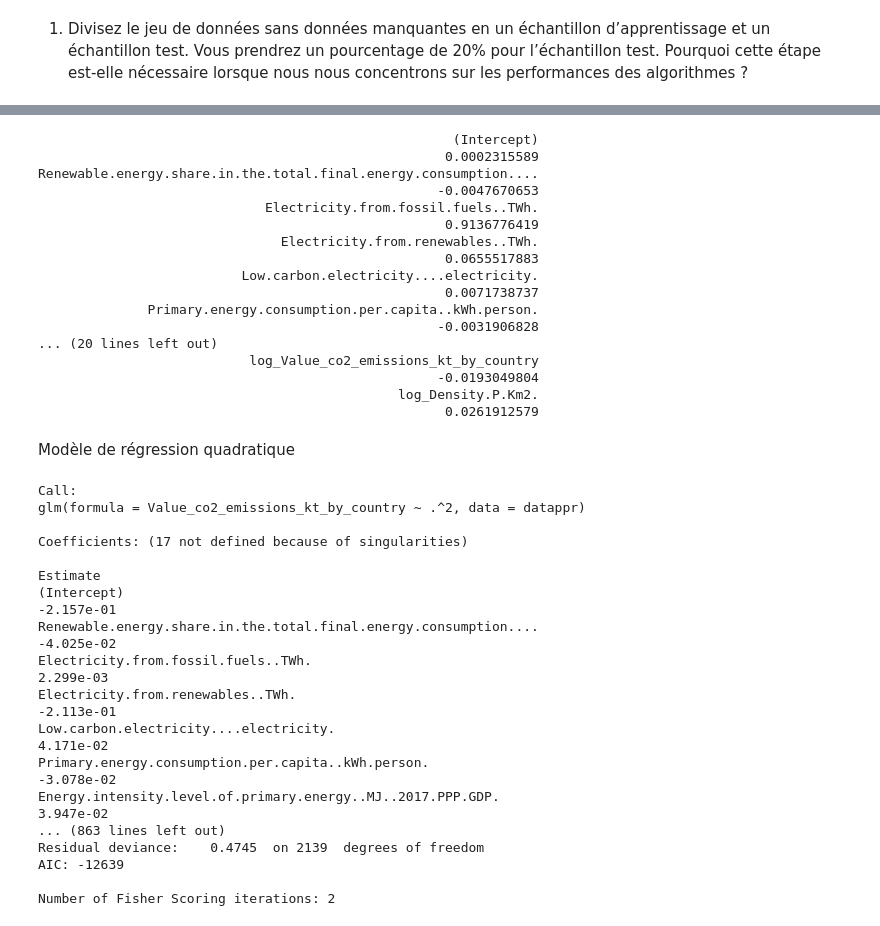
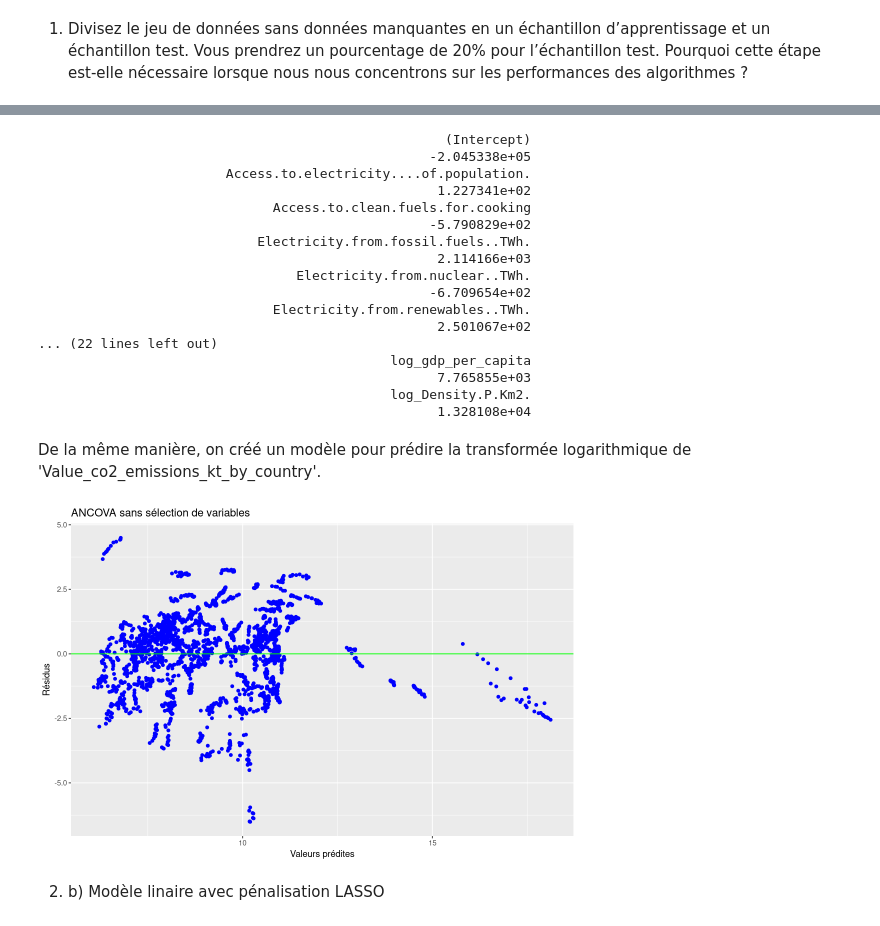
Before and after one commit to julien-richaume/projet_machine_learning, a Jupyter notebook: Rendu_Projet_R.ipynb, the cells around one changed output, grey strips where cells are left out. Cells and saved outputs as stored; diff of their text form; code cells hidden in the pictures.

```diff
--- a/Rendu_Projet_R.ipynb
+++ b/Rendu_Projet_R.ipynb
@@ -551,22 +575,20 @@ Signif. codes:  0 ‘***’ 0.001 ‘**’ 0.01 ‘*’ 0.05 ‘.’ 0.1 ‘ ’
 # %%
-coef(reg.lm)
+coef(reg)
 # %% [output]
-                                                     (Intercept)
-                                                    0.0002315589
-Renewable.energy.share.in.the.total.final.energy.consumption....
-                                                   -0.0047670653
-                             Electricity.from.fossil.fuels..TWh.
-                                                    0.9136776419
-                               Electricity.from.renewables..TWh.
-                                                    0.0655517883
-                          Low.carbon.electricity....electricity.
-                                                    0.0071738737
-              Primary.energy.consumption.per.capita..kWh.person.
-                                                   -0.0031906828
-... (20 lines left out)
-                           log_Value_co2_emissions_kt_by_country
-                                                   -0.0193049804
-                                              log_Density.P.Km2.
-                                                    0.0261912579
+                                                    (Intercept)
+                                                  -2.045338e+05
+                        Access.to.electricity....of.population.
+                                                   1.227341e+02
+                              Access.to.clean.fuels.for.cooking
+                                                  -5.790829e+02
+                            Electricity.from.fossil.fuels..TWh.
+                                                   2.114166e+03
+                                 Electricity.from.nuclear..TWh.
+                                                  -6.709654e+02
+                              Electricity.from.renewables..TWh.
+                                                   2.501067e+02
+... (22 lines left out)
+                                             log_gdp_per_capita
+                                                   7.765855e+03
+                                             log_Density.P.Km2.
+                                                   1.328108e+04
-# %% [markdown]
-Modèle de régression quadratique
@@ -576,22 +594,0 @@ summary(reg.glm)
-# %%
-# Estimation du modèle avec toutes les interactions d'ordre 2
-reg.glm <- glm(Value_co2_emissions_kt_by_country~ .^2, data = datappr)
-summary(reg.glm)
-# %% [output]
-Call:
-glm(formula = Value_co2_emissions_kt_by_country ~ .^2, data = datappr)
-
-Coefficients: (17 not defined because of singularities)
-                                                                                                                                   Estimate
-(Intercept)                                                                                                                      -2.157e-01
-Renewable.energy.share.in.the.total.final.energy.consumption....                                                                 -4.025e-02
-Electricity.from.fossil.fuels..TWh.                                                                                               2.299e-03
-Electricity.from.renewables..TWh.                                                                                                -2.113e-01
-Low.carbon.electricity....electricity.                                                                                            4.171e-02
-Primary.energy.consumption.per.capita..kWh.person.                                                                               -3.078e-02
-Energy.intensity.level.of.primary.energy..MJ..2017.PPP.GDP.                                                                       3.947e-02
-... (863 lines left out)
-Residual deviance:    0.4745  on 2139  degrees of freedom
-AIC: -12639
-
-Number of Fisher Scoring iterations: 2
@@ -605,0 +595,16 @@ library(glmnet)
+# %% [markdown]
+De la même manière, on créé un modèle pour prédire la transformée logarithmique de 'Value_co2_emissions_kt_by_country'.
+# %%
+# estimation du modèle sans interaction
+reg <- aov(log_Value_co2_emissions_kt_by_country ~ . , data = train_log)
+
+# Extraction des résidus et des valeurs ajustées de ce modèle
+res <- reg$residuals
+fit<- reg$fitted.values
+
+# Graphe des résidus.
+gplot.res(fit,res,"ANCOVA sans sélection de variables")
+# %% [output]
+[figure, added]
+# %% [markdown]
+2. b) Modèle linaire avec pénalisation LASSO
```
Also changed, not shown: parts of 77 cells of this notebook.
